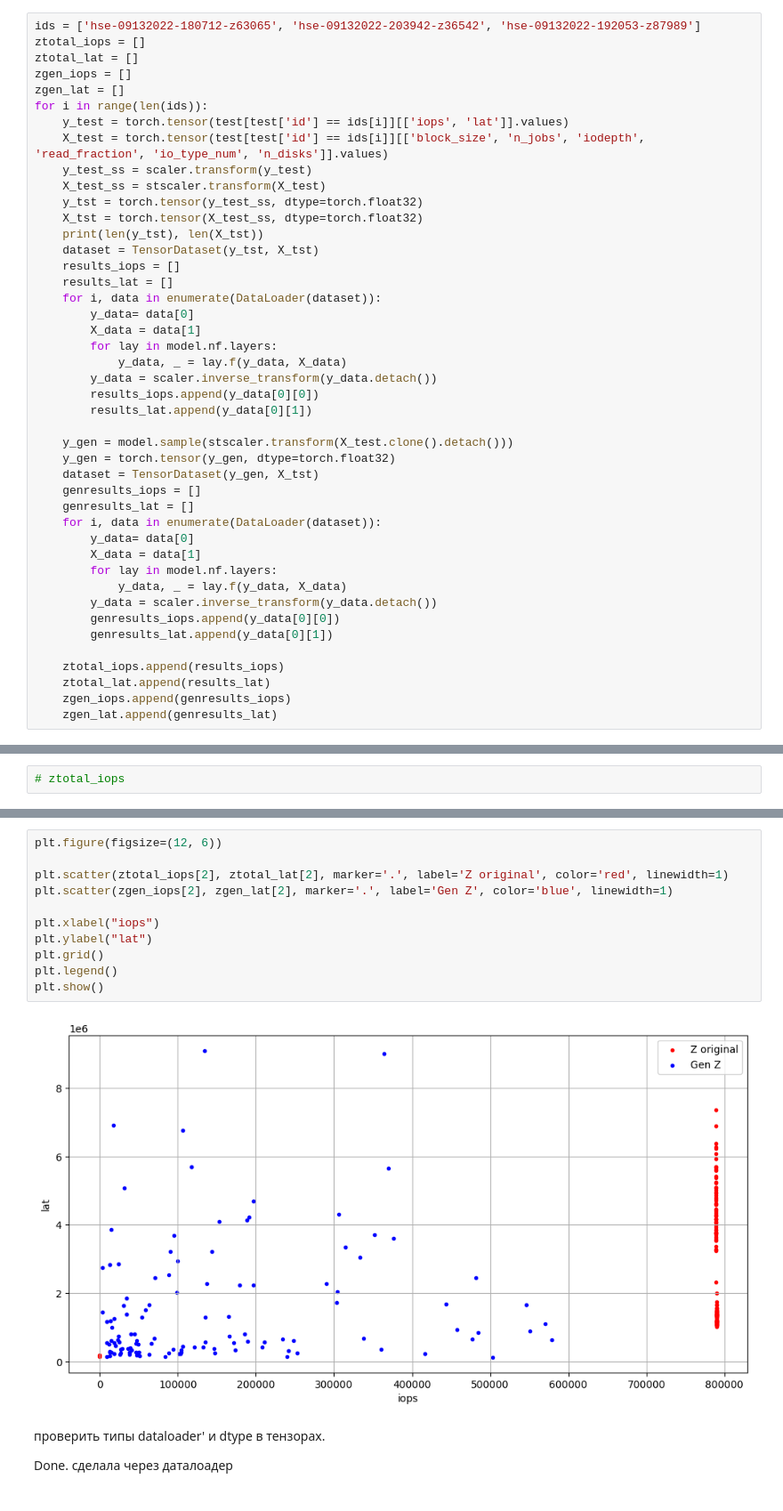
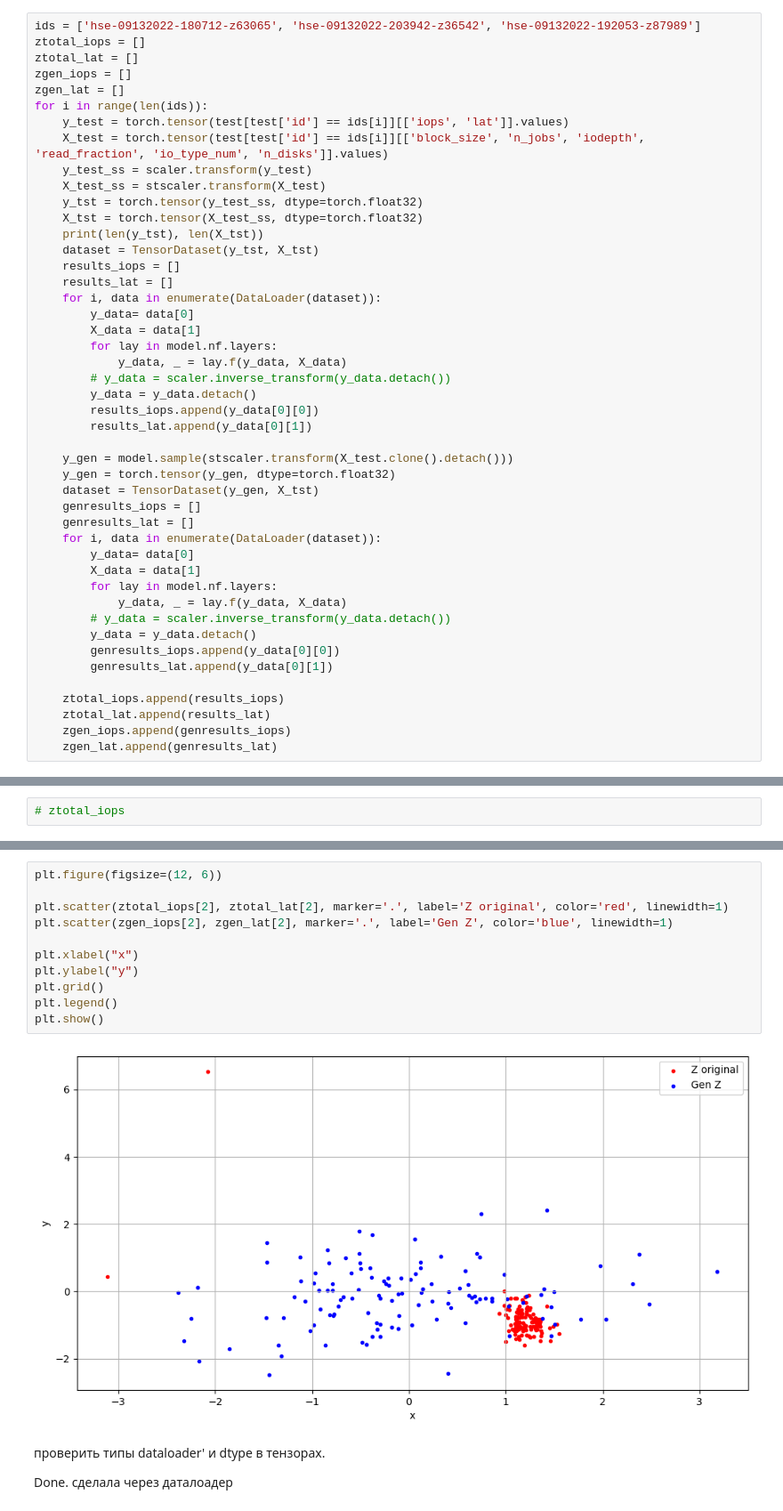
Before and after one commit to juliajones17/reliable_modeling, a Jupyter notebook: notebooks/proj.ipynb, the cells around one changed output, grey strips where cells are left out. Shown: that part at 89% size. Cells and saved outputs as stored; diff of their text form.

```diff
--- a/notebooks/proj.ipynb
+++ b/notebooks/proj.ipynb
@@ -219,7 +201,8 @@ for i in range(len(ids)):
         X_data = data[1]
         for lay in model.nf.layers:
             y_data, _ = lay.f(y_data, X_data)
-        y_data = scaler.inverse_transform(y_data.detach())
+        # y_data = scaler.inverse_transform(y_data.detach())
+        y_data = y_data.detach()
         results_iops.append(y_data[0][0])
         results_lat.append(y_data[0][1])
 
@@ -233,7 +216,8 @@ for i in range(len(ids)):
         X_data = data[1]
         for lay in model.nf.layers:
             y_data, _ = lay.f(y_data, X_data)
-        y_data = scaler.inverse_transform(y_data.detach())
+        # y_data = scaler.inverse_transform(y_data.detach())
+        y_data = y_data.detach()
         genresults_iops.append(y_data[0][0])
         genresults_lat.append(y_data[0][1])
 
@@ -276,16 +260,16 @@ plt.show()
 # %%
 plt.figure(figsize=(12, 6))
 
 plt.scatter(ztotal_iops[2], ztotal_lat[2], marker='.', label='Z original', color='red', linewidth=1)
 plt.scatter(zgen_iops[2], zgen_lat[2], marker='.', label='Gen Z', color='blue', linewidth=1)
 
-plt.xlabel("iops")
-plt.ylabel("lat")
+plt.xlabel("x")
+plt.ylabel("y")
 plt.grid()
 plt.legend()
 plt.show()
 # %% [output]
-[figure, old version]
+[figure, new version]
 # %% [markdown]
 проверить типы dataloader' и dtype в тензорах.
 
```
Also changed, not shown: parts of 11 cells of this notebook.
